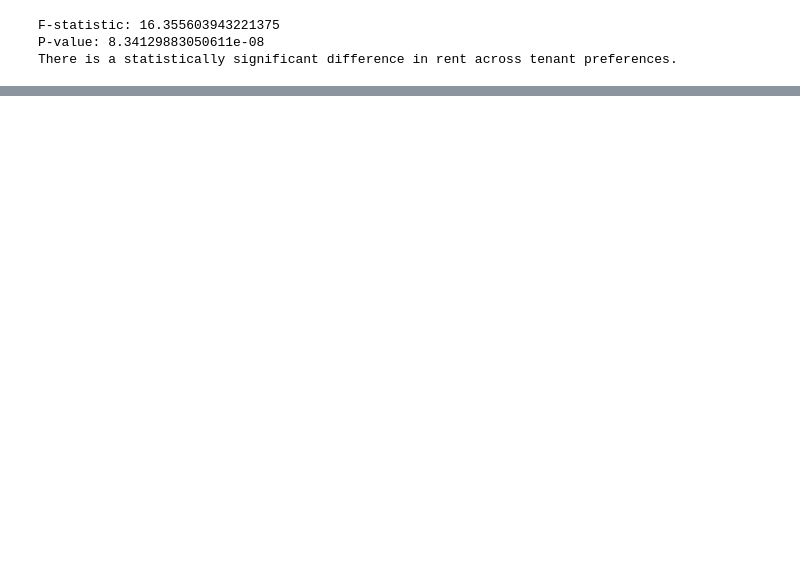
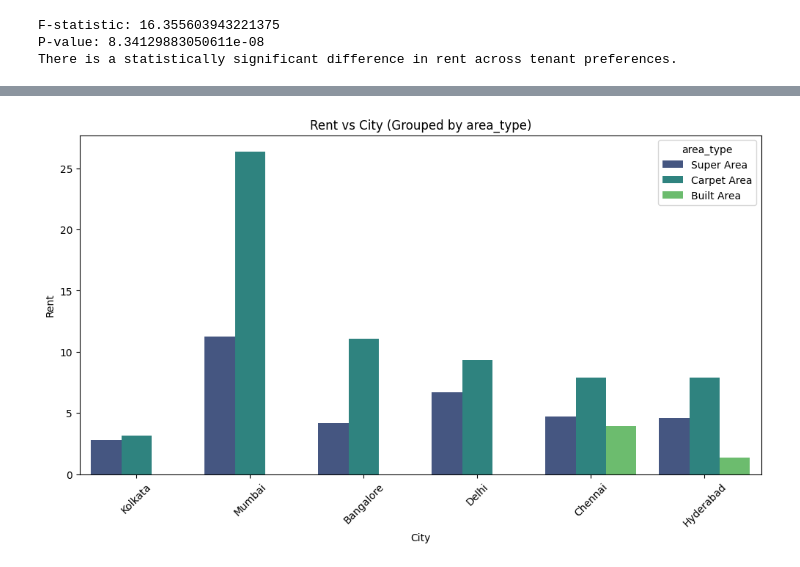
Before and after one commit to peekaboo5149/predictions, a Jupyter notebook: house_price_prediction.ipynb, the cells around one changed output, grey strips where cells are left out. Drawn from its saved outputs; the diff is of its cells as text; code cells hidden in the pictures; blank space fills up the shorter version.

```diff
--- a/house_price_prediction.ipynb
+++ b/house_price_prediction.ipynb
@@ -328,0 +347,4 @@ There is a statistically significant difference in rent across tenant preference
+# %%
+enum_type_vs_rent_city('area_type')
+# %% [output]
+[figure, added]
```
Also changed, not shown: parts of 12 cells of this notebook.
